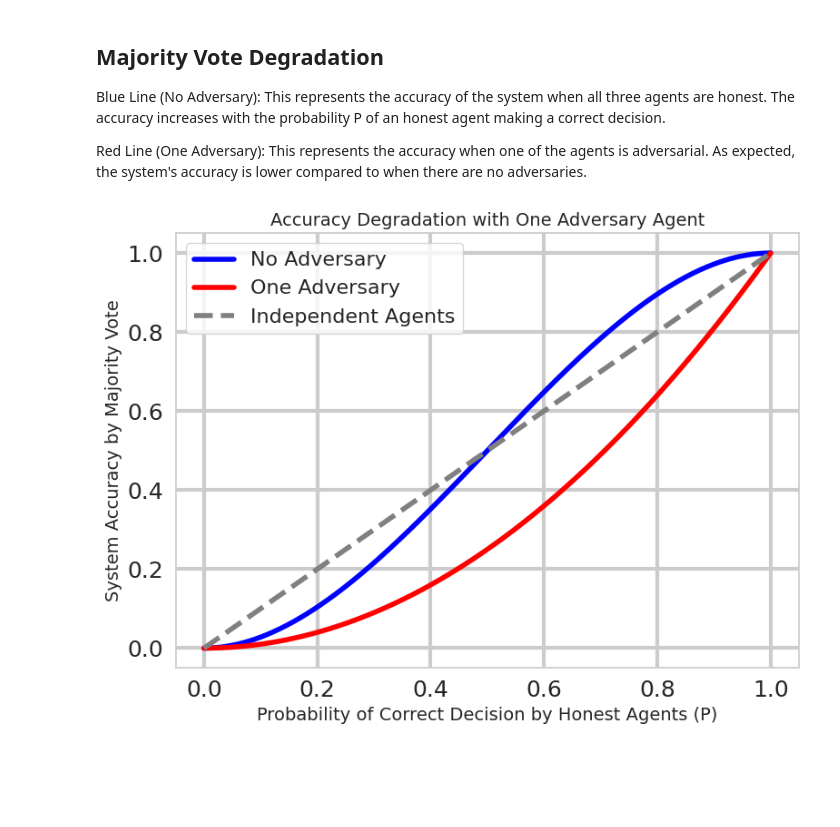
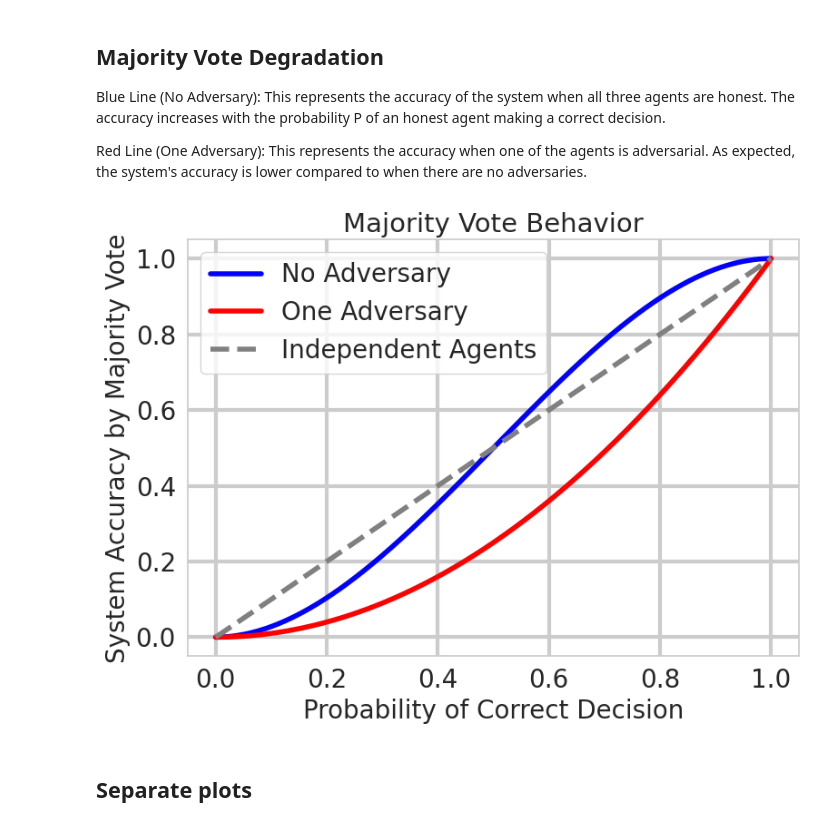
Before and after one commit to amayuelas/multi-agent-attack, a Jupyter notebook: multiagent_debate/plots_paper.ipynb, the cells around one changed output. Cells and saved outputs as stored; diff of their text form; code cells hidden in the pictures; blank space fills up the shorter version.

```diff
--- a/multiagent_debate/plots_paper.ipynb
+++ b/multiagent_debate/plots_paper.ipynb
@@ -424,14 +429,24 @@ data
 # %%
+sns.set_theme(style="whitegrid")
+mpl.rcParams['font.family'] = 'Bitstream Vera Serif'
+
 n_rounds = len(results_agents['2']['majority_vote_acc'])
 x = (np.arange(n_rounds) + 1).astype(str)
 
-fig, ax = plt.subplots()
+fig, ax = plt.subplots(figsize=(8, 6))
 
 # Plot the data on the first y-axis
-ax.set_ylabel('Group Average Accuracy')
-ax.set_xlabel('Rounds')
-for n_agents, data in results_agents.items():
-    ax.plot(x, data['majority_vote_acc'], marker='o', markersize=6, linewidth=2, linestyle='--', label=f"#agents={n_agents}") # all except the adversary
+
+for i, (n_agents, data) in enumerate(results_agents.items()):
+    ax.plot(x, data['majority_vote_acc'], marker='o', markersize=8, linewidth=4.5, linestyle='--', label=f"#agents={n_agents}", color=plt.cm.Dark2.colors[i]) # all except the adversary
 # Create a second y-axis that shares the same x-axis
-plt.legend()
+
+plt.ylabel('Majority Vote Accuracy', fontsize=21)
+plt.xlabel('Rounds', fontsize=21)
+plt.title("truthfulqa", fontsize=21)
+plt.yticks(fontsize=21)
+plt.xticks(fontsize=21)
+plt.legend(fontsize=21)
+plt.tight_layout()
+plt.show()
 # %% [output]
@@ -445,30 +459,32 @@ Blue Line (No Adversary): This represents the accuracy of the system when all th
 
 Red Line (One Adversary): This represents the accuracy when one of the agents is adversarial. As expected, the system's accuracy is lower compared to when there are no adversaries.
 # %%
-import numpy as np
-import matplotlib.pyplot as plt
+sns.set_theme(style="whitegrid")
+
 
 # Probability range for correct decision
 P = np.linspace(0, 1, 500)
 
 # Accuracy calculations
 accuracy_no_adversary = P**3 + 3*P**2*(1-P)
 accuracy_with_adversary = P**2
 
 # Plotting the results
 plt.figure(figsize=(8, 6))
 plt.plot(P, accuracy_no_adversary, label='No Adversary', color='blue', linewidth=4)
 plt.plot(P, accuracy_with_adversary, label='One Adversary', color='red', linewidth=4)
 # linear line for independen agent
 plt.plot(P, P, label='Independent Agents', color='grey', linestyle='dashed', linewidth=4)
-plt.xlabel('Probability of Correct Decision by Honest Agents (P)', fontsize=14)
-plt.ylabel('System Accuracy by Majority Vote', fontsize=14)
-plt.title('Accuracy Degradation with One Adversary Agent', fontsize=14)
-plt.xticks(fontsize=18)
-plt.yticks(fontsize=18)
-plt.legend(fontsize=16)
+plt.xlabel('Probability of Correct Decision', fontsize=20)
+plt.ylabel('System Accuracy by Majority Vote', fontsize=20)
+plt.title('Majority Vote Behavior', fontsize=21)
+plt.xticks(fontsize=20)
+plt.yticks(fontsize=20)
+plt.legend(fontsize=20)
 plt.grid(True, linewidth=3)
 plt.tight_layout()
 plt.show()
 # %% [output]
-[figure, old version]
+[figure, new version]
+# %% [markdown]
+## Separate plots
```
Also changed, not shown: parts of 10 cells of this notebook.
